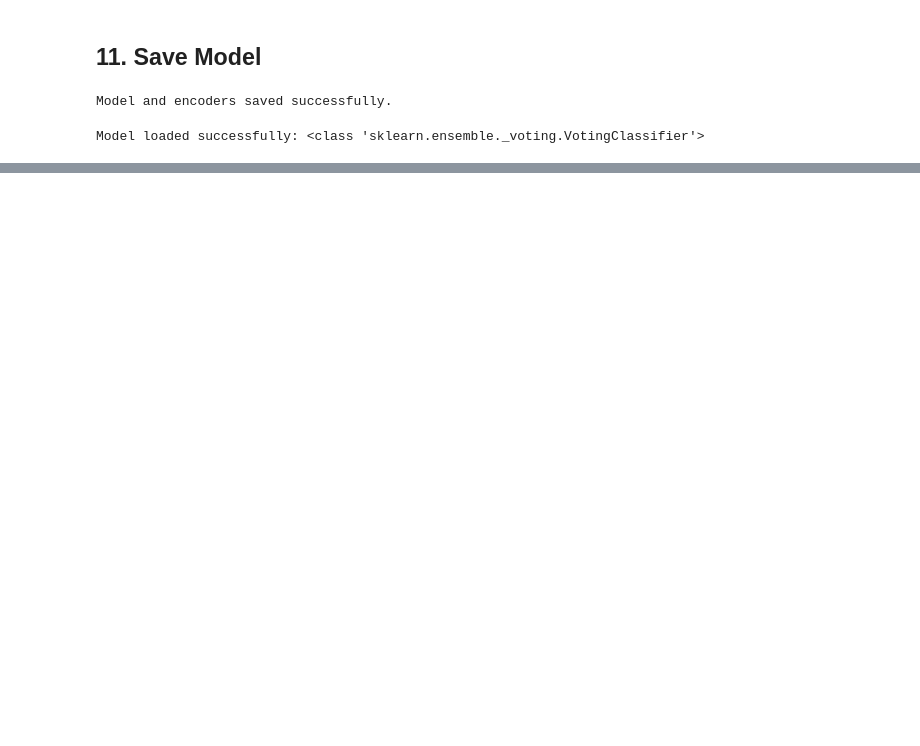
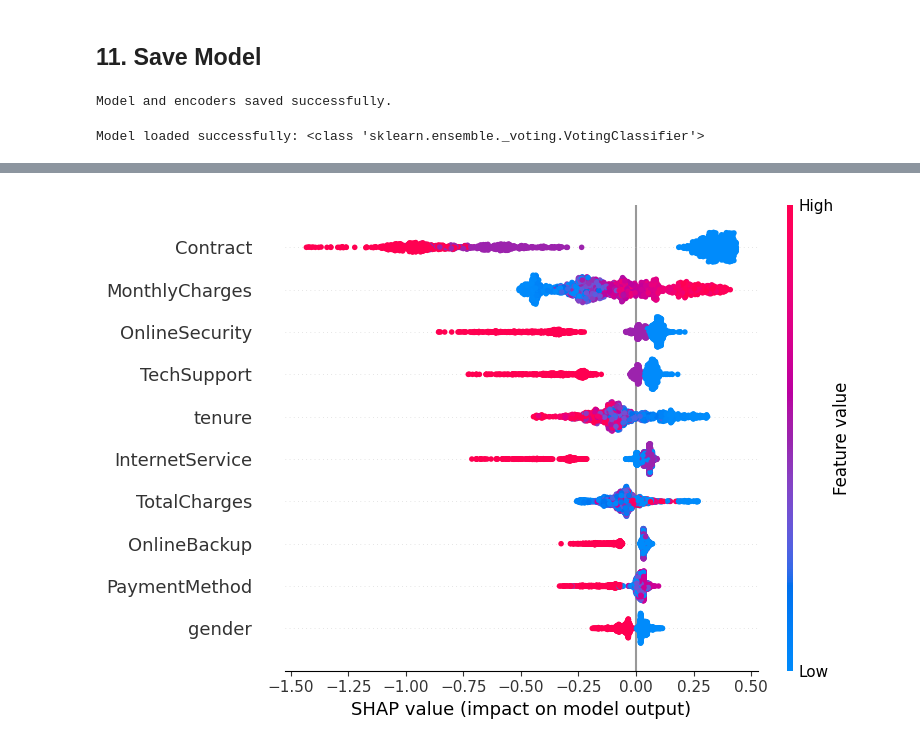
Before and after one commit to racksyyy/telecom-churn-prediction, a Jupyter notebook: Code/churn_prediction.ipynb, the cells around one changed output, grey strips where cells are left out. Cells and saved outputs as stored; diff of their text form; code cells hidden in the pictures; blank space fills up the shorter version.

```diff
--- a/Code/churn_prediction.ipynb
+++ b/Code/churn_prediction.ipynb
@@ -418,0 +436,4 @@ Model loaded successfully: <class 'sklearn.ensemble._voting.VotingClassifier'>
+# %%
+shap.summary_plot(shap_values, X_test, feature_names=important_features)
+# %% [output]
+[figure, added]
```
Also changed, not shown: parts of 10 cells of this notebook, 1 other file.
